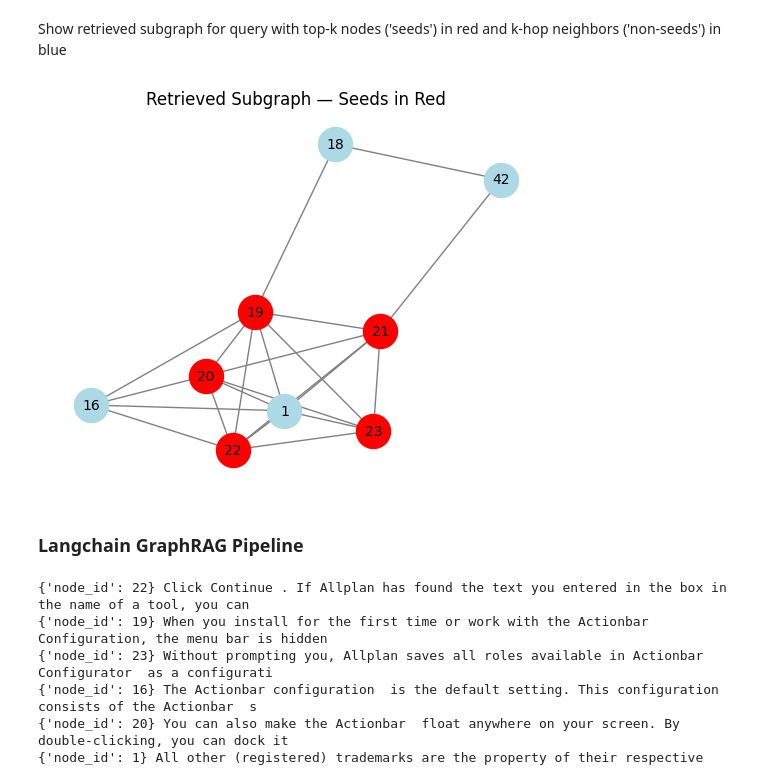
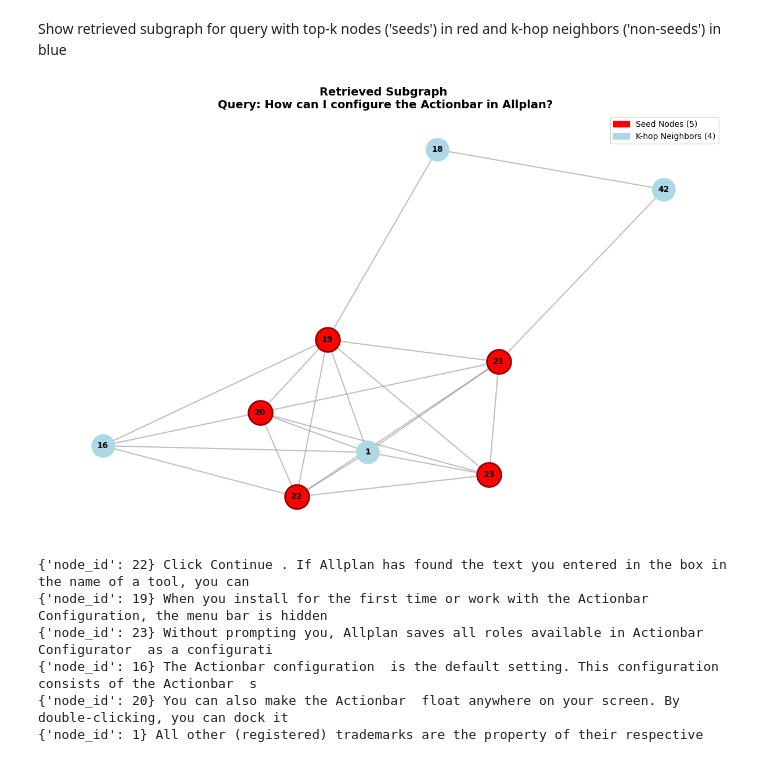
Before and after one commit to AVoss84/graph-rag, a Jupyter notebook: knowledge_graph.ipynb, the cells around one changed output. Saved outputs shown, nothing was run; the diff lists cells and outputs as text; code cells hidden in the pictures.

Commit message:
change subgraph viz

```diff
--- a/knowledge_graph.ipynb
+++ b/knowledge_graph.ipynb
@@ -142,42 +144,61 @@ result = kg.retrieve(
 # %% [markdown]
 Show retrieved subgraph for query with top-k nodes ('seeds') in red and k-hop neighbors ('non-seeds') in blue
 # %%
+import networkx as nx
 import matplotlib.pyplot as plt
+import matplotlib.patches as mpatches
 
 SG = result["subgraph"]
-seeds = [n for n, _ in result.get("top-k-nodes", [])]
+top_k_nodes = result.get("top-k-nodes", [])
 
+seeds = [n for n, _ in top_k_nodes]
+k_hop_neighbors = [n for n in SG.nodes if n not in seeds]
+
+# Create layout
 pos = nx.spring_layout(SG, seed=42)
 
-# draw edges
-nx.draw_networkx_edges(SG, pos, edge_color="gray")
+# Create figure
+plt.figure(figsize=(12, 8))
 
-# draw non-seed nodes (light blue)
-nx.draw_networkx_nodes(
-    SG, pos,
-    nodelist=[n for n in SG.nodes if n not in seeds],
-    node_color="lightblue",
-    node_size=600
-)
+# Draw edges
+nx.draw_networkx_edges(SG, pos, edge_color="gray", alpha=0.5, width=1.5)
 
-# draw seed nodes (red)
-nx.draw_networkx_nodes(
-    SG, pos,
-    nodelist=seeds,
-    node_color="red",
-    node_size=600
-)
+# Draw k-hop neighbors (light blue)
+if k_hop_neighbors:
+    nx.draw_networkx_nodes(
+        SG, pos,
+        nodelist=k_hop_neighbors,
+        node_color="lightblue",
+        node_size=800,
+    )
 
-# draw node labels (indexes)
-nx.draw_networkx_labels(SG, pos, labels={n: str(n) for n in SG.nodes()}, font_size=10)
+# Draw seed nodes (red)
+if seeds:
+    nx.draw_networkx_nodes(
+        SG, pos,
+        nodelist=seeds,
+        node_color="red",
+        node_size=900,
+        edgecolors='darkred',
+        linewidths=2
+    )
 
-plt.title("Retrieved Subgraph — Seeds in Red")
+# Draw node labels
+nx.draw_networkx_labels(SG, pos, labels={n: str(n) for n in SG.nodes()}, font_size=10, font_weight='bold')
+
+# Legend
+legend_elements = [
+    mpatches.Patch(color='red', label=f'Seed Nodes ({len(seeds)})'),
+    mpatches.Patch(color='lightblue', label=f'K-hop Neighbors ({len(k_hop_neighbors)})'),
+]
+plt.legend(handles=legend_elements, loc='upper right', fontsize=10)
+
+plt.title(f"Retrieved Subgraph\n Query: {query}", fontsize=14, fontweight='bold')
 plt.axis("off")
+plt.tight_layout()
 plt.show()
 # %% [output]
-[figure, old version]
+[figure, new version]
-# %% [markdown]
-### Langchain GraphRAG Pipeline
 # %%
 from graph_rag import GraphRAGRetriever
 
```
Also changed, not shown: parts of 2 cells of this notebook.
